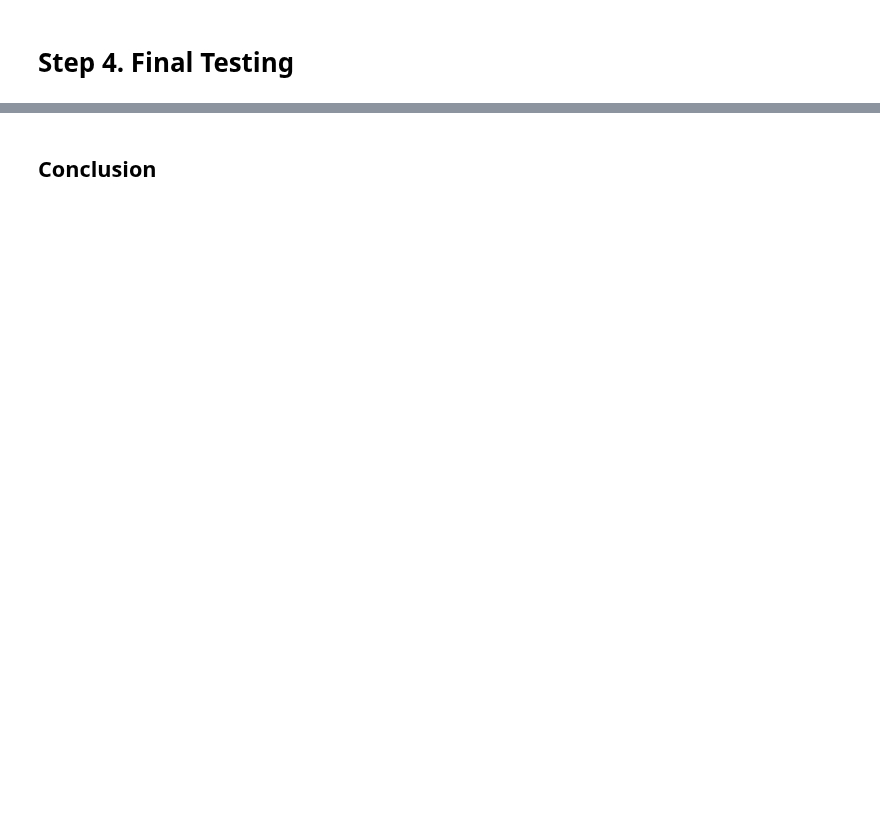
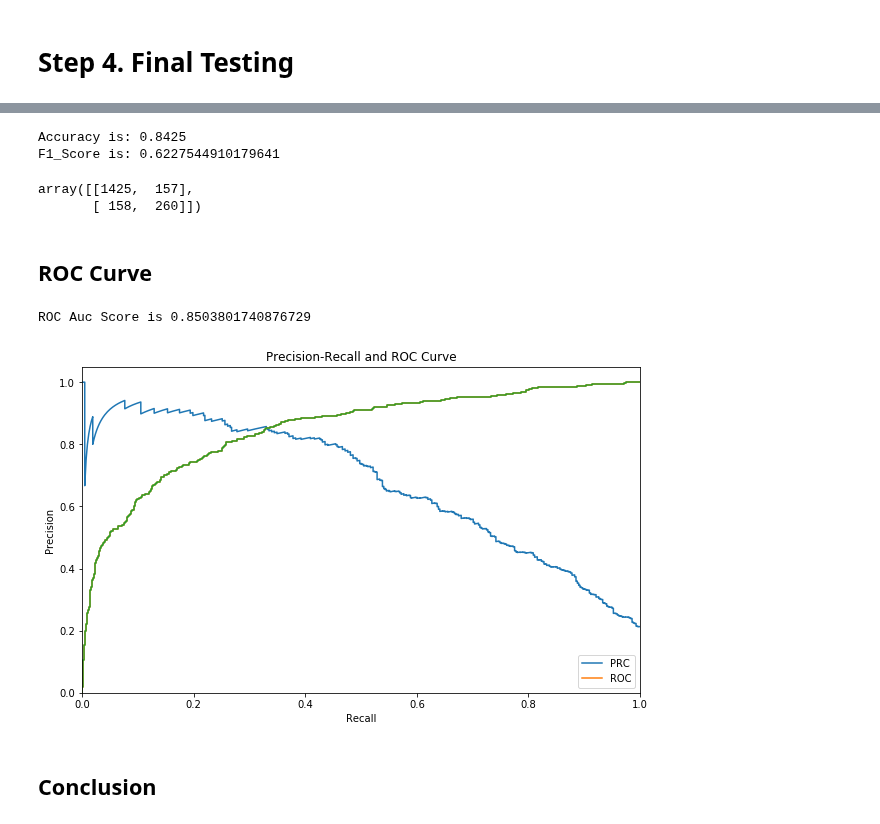
Before and after one commit to rainbowmoonlight/Yandex_Practicum_Projects, a Jupyter notebook: 07 Bank Churns ML Prediction - In Progress/Bank Churns Prediction Machine Learning.ipynb, the cells around one changed output, grey strips where cells are left out. Drawn from its saved outputs; the diff is of its cells as text; code cells hidden in the pictures; blank space fills up the shorter version.

```diff
--- a/07 Bank Churns ML Prediction - In Progress/Bank Churns Prediction Machine Learning.ipynb
+++ b/07 Bank Churns ML Prediction - In Progress/Bank Churns Prediction Machine Learning.ipynb
@@ -549,2 +563,46 @@ The best downsampling with class weigh balanced is with fractions 0.33  with F1
+# %%
+model = RandomForestClassifier(n_estimators = 95, max_depth=10, class_weight='balanced', random_state=12345)
+model.fit(scaled_X_train, y_train)
+predicted_test = model.predict(scaled_X_test)
+
+accuracy_test = accuracy_score(y_test, predicted_test)
+print('Accuracy is:', accuracy_test)
+print('F1_Score is:', f1_score(y_test, predicted_test))
+confusion_matrix(y_test, predicted_test)
+# %% [output]
+Accuracy is: 0.8425
+F1_Score is: 0.6227544910179641
+array([[1425,  157],
+       [ 158,  260]])
+# %% [markdown]
+## ROC Curve
+# %%
+probs = model.predict_proba(scaled_X_test)
+probs_one = probs[:,1]
+# %%
+auc_roc = roc_auc_score(y_test, probs_one)
+print('ROC Auc Score is', auc_roc)
+# %% [output]
+ROC Auc Score is 0.8503801740876729
+# %%
+precision, recall, thresholds = precision_recall_curve(y_test, model.predict_proba(scaled_X_test)[:,1])
+# %%
+fpr, tpr, thresholds = roc_curve(y_test, probs_one)
+
+plt.figure(figsize=(10,6))
+plt.plot(recall, precision, label='PRC')
+plt.plot(fpr, tpr, label='ROC')
+plt.xlabel('Recall')
+plt.ylabel('Precision')
+plt.ylim([0.0, 1.05])
+plt.xlim([0.0, 1.0])
+plt.title('Precision-Recall and ROC Curve')
+plt.legend(loc="lower right")
+
+plt.plot(fpr, tpr)
+
+plt.show()
+# %% [output]
+[figure, added]
 # %% [markdown]
 ## Conclusion
```
Also changed, not shown: parts of 10 cells of this notebook.
